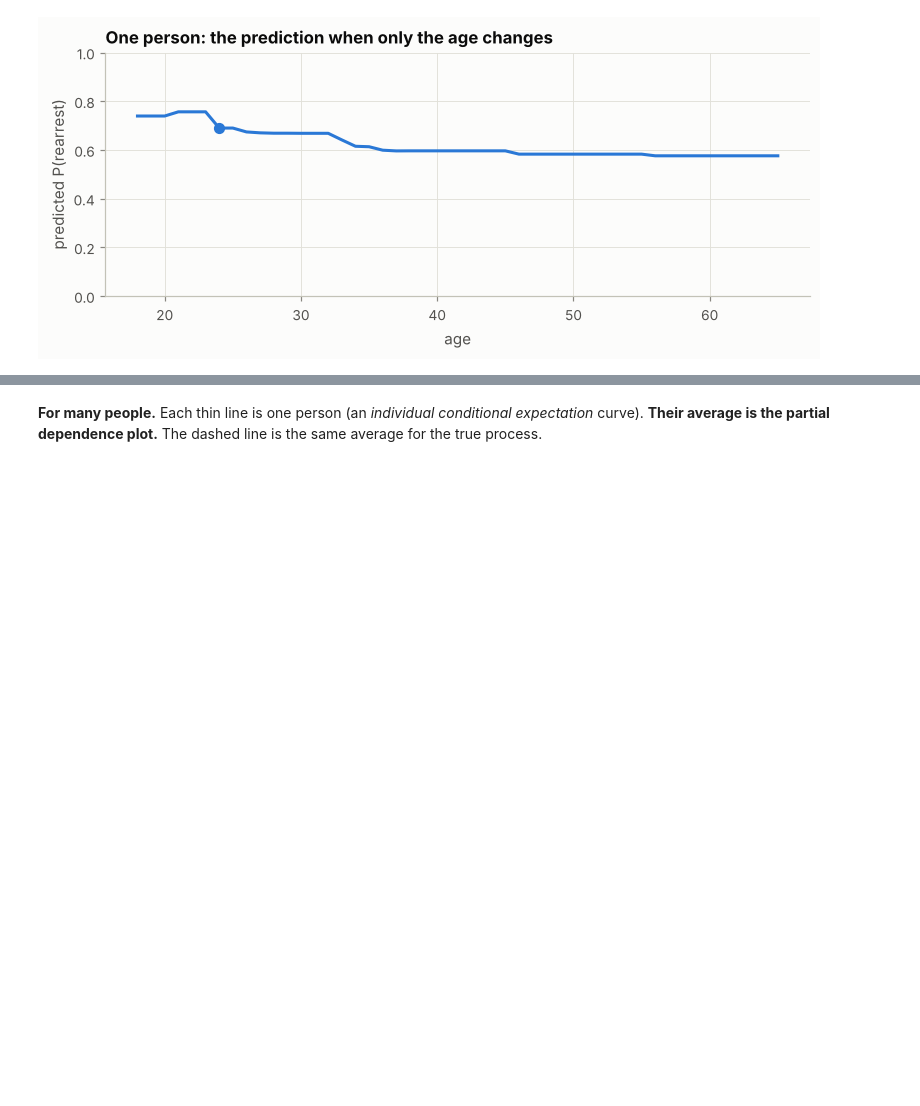
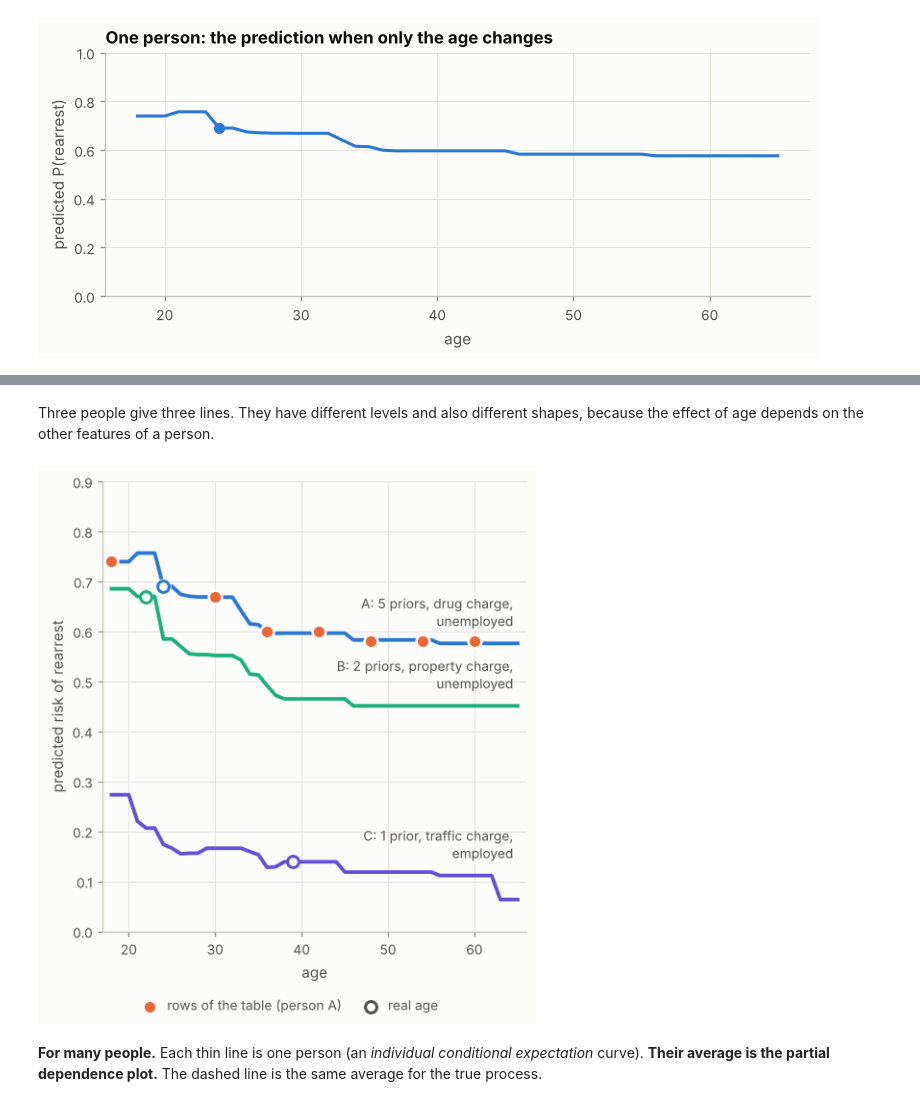
Before and after one commit to mlip-cmu/explainability, a Jupyter notebook: 03-importance-and-pdp/importance_and_pdp.ipynb, the cells around one changed output, grey strips where cells are left out. Saved outputs shown, nothing was run; the diff lists cells and outputs as text; code cells hidden in the pictures; blank space fills up the shorter version.

```diff
--- a/03-importance-and-pdp/importance_and_pdp.ipynb
+++ b/03-importance-and-pdp/importance_and_pdp.ipynb
@@ -161,0 +247,5 @@ plt.show()
+# %%
+rows = [18, 24, 30, 36, 42, 48, 54, 60]
+table = pd.concat([one] * len(rows), ignore_index=True).assign(age=rows)
+table["predicted risk"] = predict_model(table).round(2)
+table[["age", "priors_count", "charge_type", "employed", "predicted risk"]]
@@ -162,3 +262,54 @@ plt.show()
+# %% [markdown]
+Three people give three lines. They have different levels and also different shapes, because
+the effect of age depends on the other features of a person.
+# %%
+test = load().query("split == 'test'")
+person_b = test.query(
+    "priors_count == 2 and charge_type == 'property' and employed == 0 and sex == 'male' and juvenile_priors == 0 and in_treatment == 0"
+)
+person_c = test.query(
+    "priors_count == 1 and charge_type == 'traffic' and employed == 1 and sex == 'female' and juvenile_priors == 0"
+)
+three = [
+    (one, BLUE, "A: 5 priors, drug charge,\nunemployed"),
+    (person_b[FEATURES].head(1), AQUA, "B: 2 priors, property charge,\nunemployed"),
+    (person_c[FEATURES].head(1), SERIES[6], "C: 1 prior, traffic charge,\nemployed"),
+]
+fig, ax = plt.subplots(figsize=(4.6, 5.2))
+for who, color, label in three:
+    line = curve(who, predict_model)
+    ax.plot(ages, line, color=color, linewidth=2.5)
+    ax.annotate(
+        label,
+        (65, line[-1]),
+        xytext=(64.5, line[40] + 0.035),
+        color=INK2,
+        ha="right",
+        fontsize=9,
+        linespacing=1.1,
+    )
+    real = int(who["age"].iloc[0])
+    ax.scatter(
+        [real], [line[real - 18]], s=60, facecolor="white", edgecolor=color, linewidth=2, zorder=5
+    )
+ax.scatter(
+    rows,
+    table["predicted risk"],
+    s=80,
+    color=ORANGE,
+    edgecolor="white",
+    linewidth=1.6,
+    zorder=4,
+    label="rows of the table (person A)",
+)
+ax.scatter([], [], s=60, facecolor="white", edgecolor=INK2, linewidth=2, label="real age")
+ax.set(xlabel="age", ylabel="predicted risk of rearrest", xlim=(17, 66), ylim=(0, 0.9))
+fig.legend(
+    loc="outside lower center", ncols=2, labelcolor=INK2, columnspacing=1.2, handletextpad=0.3
+)
+plt.show()
+# %% [output]
+[figure, added]
 # %% [markdown]
 **For many people.** Each thin line is one person (an *individual conditional expectation*
 curve). **Their average is the partial dependence plot.** The dashed line is the same average
```
Also changed, not shown: parts of 5 cells of this notebook, 22 other files.
